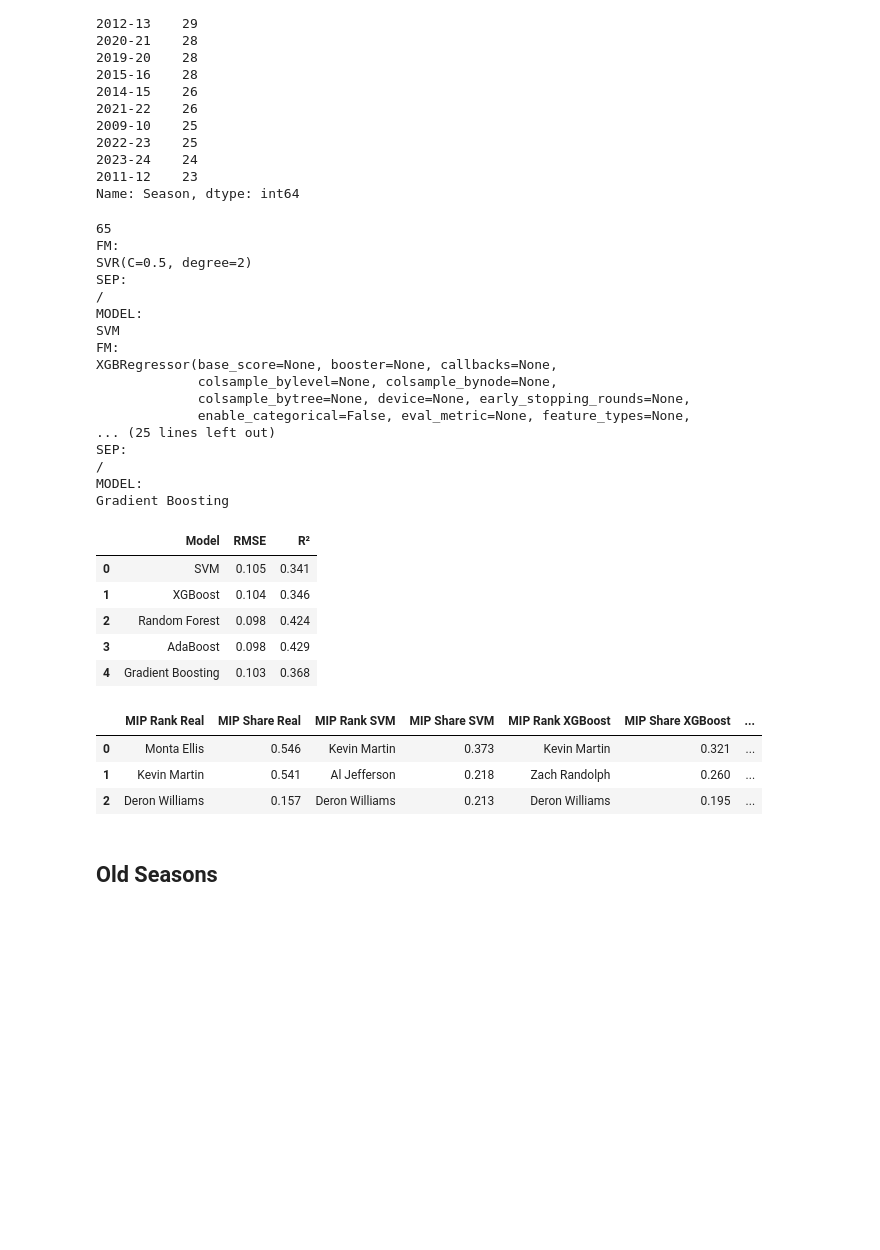
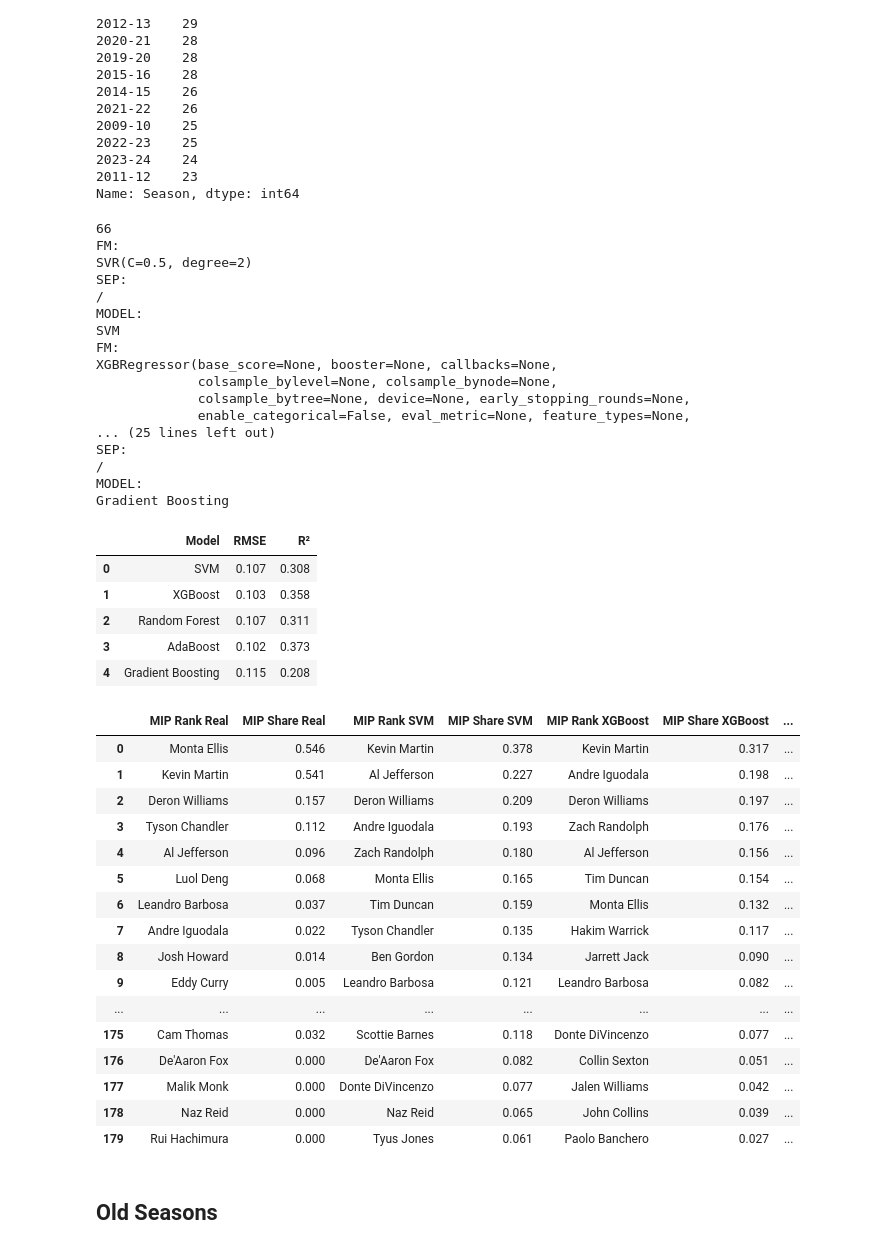
Before and after one commit to Ivan-Garcia-S/NBA_MIP_Predictor, a Jupyter notebook: MIP_Model.ipynb, the cells around one changed output. Saved outputs shown, nothing was run; the diff lists cells and outputs as text; code cells hidden in the pictures; blank space fills up the shorter version.

```diff
--- a/MIP_Model.ipynb
+++ b/MIP_Model.ipynb
@@ -80,7 +80,7 @@ def get_data(seasons):
         advanced_previous = pd.read_csv(path_data+sep+'Data'+updated_path+sep+get_previous_season(season)+'-Advanced'+updated+'.csv',
                                sep=',', decimal='.')
 
-        standing = pd.read_csv(path_data+sep+'Data'+sep+season+' Standings.csv',
+        standing = pd.read_csv(path_data+sep+'Data'+updated_path+sep+season+'-Standings'+updated+'.csv',
                                sep=',', decimal='.')
 
 
@@ -120,6 +120,7 @@ def get_data(seasons):
             '3P_diff', '3PA_diff', '2P_diff', '2PA_diff', 'FT_diff', 'FTA_diff',
             'DRB_diff', 'TRB_diff', 'AST_diff',
             'BLK_diff', 'TOV_diff', 'PTS_diff',
+            'PTS_diff_BS'
 
         ]
         short_diff_pergame_list = [
@@ -156,14 +157,25 @@ def get_data(seasons):
         get_pct_diffs = False
         #
         #
+        #print(difference_pergame_season.columns)
         if get_standard_diffs and not get_pct_diffs:
             for col in cols_to_diff_pergame:
                 difference_pergame_season[col + '_diff'] = difference_pergame_season[col + '_Current'] - difference_pergame_season[col + '_Previous']
+
+            # Try to get both ways
+            try:
+                difference_pergame_season['PTS_diff_BS'] = difference_pergame_season['PTS_Current'] - difference_pergame_season['BS_PTS_Current']
+            except:
+                difference_pergame_season['PTS_diff_BS'] = difference_pergame_season['PTS_Current'] - difference_pergame_season['BS_PTS']
             difference_pergame_season = difference_pergame_season[diff_pergame_list]
+           # print(difference_pergame_season.columns)
+
 
             for col in cols_to_diff_advanced:
                 difference_advanced_season[col + '_diff'] = difference_advanced_season[col + '_Current'] - difference_advanced_season[col + '_Previous']
             difference_advanced_season = difference_advanced_season[diff_advanced_list]
+
+
 
         # Perform % difference for specific columns
         #
@@ -422,7 +434,10 @@ def treat_data(per_game, totals, advanced, difference, standings, seasons):
 
 
 
-    dataf = dataf.drop(['Tm','Team','Record'], axis=1)
+    dataf = dataf.drop(['Tm','Team',
+                        #'Record'
+                        ],
+                        axis=1)
     dataf.to_csv("FinalDataFrame.csv", index=False)
 
     return dataf
@@ -457,4 +472 @@ Index(['Player', 'Age', 'Tm', 'G', 'MP_PERGAME', 'FG_PERGAME', 'FGA_PERGAME',
       dtype='object')
-# %%
-pd.options.display.max_rows = 200
-data
@@ -474,0 +473,4 @@ data
+# %%
+pd.options.display.max_rows = 532
+#data
+data[data["MIP Rank"].isin(["1", "2", "2T"])][["MIP Rank","Player","Season", "Seed", "PTS_diff", "PTS_diff_BS"]]
@@ -699,7 +719,7 @@ final_results, metrics, best_params = func_models(data, seasons, models, 1)
 final_metrics = average_metrics(metrics)
 final_metrics
 # %% [output]
-65
+66
 FM:
 SVR(C=0.5, degree=2)
 SEP:
@@ -717,11 +737,11 @@ SEP:
 MODEL:
 Gradient Boosting
 |  | Model | RMSE | R² |
-| 0 | SVM | 0.105 | 0.341 |
-| 1 | XGBoost | 0.104 | 0.346 |
-| 2 | Random Forest | 0.098 | 0.424 |
-| 3 | AdaBoost | 0.098 | 0.429 |
-| 4 | Gradient Boosting | 0.103 | 0.368 |
+| 0 | SVM | 0.107 | 0.308 |
+| 1 | XGBoost | 0.103 | 0.358 |
+| 2 | Random Forest | 0.107 | 0.311 |
+| 3 | AdaBoost | 0.102 | 0.373 |
+| 4 | Gradient Boosting | 0.115 | 0.208 |
 # %%
 def create_rank(final_results, n_rank):
     rank_final = pd.DataFrame()
@@ -745,13 +765,26 @@ def create_rank(final_results, n_rank):
 
     return rank_final
 # %%
-rank_final = create_rank(final_results, 3)
+rank_final = create_rank(final_results, 10)
 rank_final
 # %% [output]
 |  | MIP Rank Real | MIP Share Real | MIP Rank SVM | MIP Share SVM | MIP Rank XGBoost | MIP Share XGBoost | ... |
-| 0 | Monta Ellis | 0.546 | Kevin Martin | 0.373 | Kevin Martin | 0.321 | ... |
-| 1 | Kevin Martin | 0.541 | Al Jefferson | 0.218 | Zach Randolph | 0.260 | ... |
-| 2 | Deron Williams | 0.157 | Deron Williams | 0.213 | Deron Williams | 0.195 | ... |
+| 0 | Monta Ellis | 0.546 | Kevin Martin | 0.378 | Kevin Martin | 0.317 | ... |
+| 1 | Kevin Martin | 0.541 | Al Jefferson | 0.227 | Andre Iguodala | 0.198 | ... |
+| 2 | Deron Williams | 0.157 | Deron Williams | 0.209 | Deron Williams | 0.197 | ... |
+| 3 | Tyson Chandler | 0.112 | Andre Iguodala | 0.193 | Zach Randolph | 0.176 | ... |
+| 4 | Al Jefferson | 0.096 | Zach Randolph | 0.180 | Al Jefferson | 0.156 | ... |
+| 5 | Luol Deng | 0.068 | Monta Ellis | 0.165 | Tim Duncan | 0.154 | ... |
+| 6 | Leandro Barbosa | 0.037 | Tim Duncan | 0.159 | Monta Ellis | 0.132 | ... |
+| 7 | Andre Iguodala | 0.022 | Tyson Chandler | 0.135 | Hakim Warrick | 0.117 | ... |
+| 8 | Josh Howard | 0.014 | Ben Gordon | 0.134 | Jarrett Jack | 0.090 | ... |
+| 9 | Eddy Curry | 0.005 | Leandro Barbosa | 0.121 | Leandro Barbosa | 0.082 | ... |
+| ... | ... | ... | ... | ... | ... | ... | ... |
+| 175 | Cam Thomas | 0.032 | Scottie Barnes | 0.118 | Donte DiVincenzo | 0.077 | ... |
+| 176 | De'Aaron Fox | 0.000 | De'Aaron Fox | 0.082 | Collin Sexton | 0.051 | ... |
+| 177 | Malik Monk | 0.000 | Donte DiVincenzo | 0.077 | Jalen Williams | 0.042 | ... |
+| 178 | Naz Reid | 0.000 | Naz Reid | 0.065 | John Collins | 0.039 | ... |
+| 179 | Rui Hachimura | 0.000 | Tyus Jones | 0.061 | Paolo Banchero | 0.027 | ... |
 # %% [markdown]
 ##  Old Seasons
 # %%
```
Also changed, not shown: parts of 10 cells of this notebook, 20 other files.
